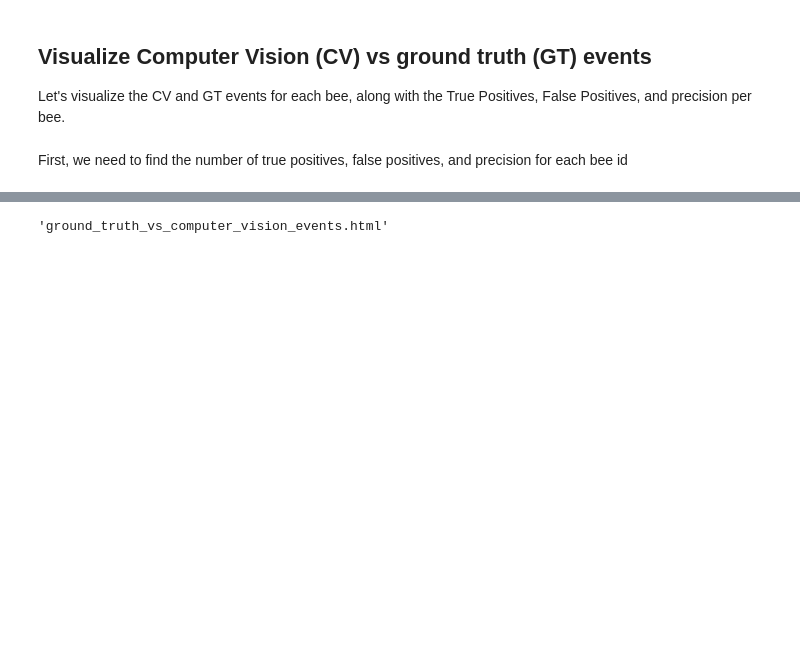
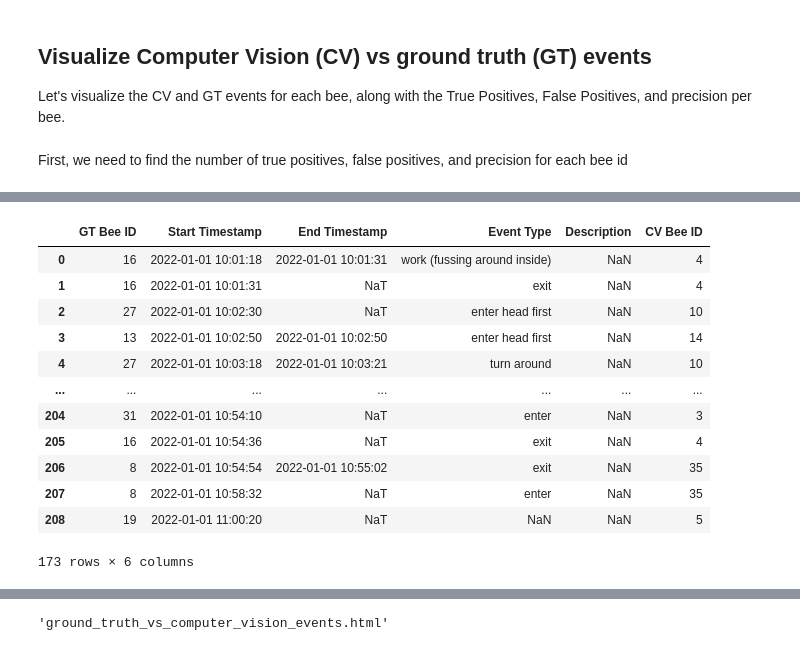
Before and after one commit to g1776/Bee-Hotel-Research, a Jupyter notebook: src/eval/ground_truth_compare.ipynb, the cells around one changed output, grey strips where cells are left out. Saved outputs shown, nothing was run; the diff lists cells and outputs as text; code cells hidden in the pictures; blank space fills up the shorter version.

```diff
--- a/src/eval/ground_truth_compare.ipynb
+++ b/src/eval/ground_truth_compare.ipynb
@@ -306,3 +322,19 @@ First, we need to find the number of true positives, false positives, and precis
+# %%
+GT
+# %% [output]
+|  | GT Bee ID | Start Timestamp | End Timestamp | Event Type | Description | CV Bee ID |
+| 0 | 16 | 2022-01-01 10:01:18 | 2022-01-01 10:01:31 | work (fussing around inside) | NaN | 4 |
+| 1 | 16 | 2022-01-01 10:01:31 | NaT | exit | NaN | 4 |
+| 2 | 27 | 2022-01-01 10:02:30 | NaT | enter head first | NaN | 10 |
+| 3 | 13 | 2022-01-01 10:02:50 | 2022-01-01 10:02:50 | enter head first | NaN | 14 |
+| 4 | 27 | 2022-01-01 10:03:18 | 2022-01-01 10:03:21 | turn around | NaN | 10 |
+| ... | ... | ... | ... | ... | ... | ... |
+| 204 | 31 | 2022-01-01 10:54:10 | NaT | enter | NaN | 3 |
+| 205 | 16 | 2022-01-01 10:54:36 | NaT | exit | NaN | 4 |
+| 206 | 8 | 2022-01-01 10:54:54 | 2022-01-01 10:55:02 | exit | NaN | 35 |
+| 207 | 8 | 2022-01-01 10:58:32 | NaT | enter | NaN | 35 |
+| 208 | 19 | 2022-01-01 11:00:20 | NaT | NaN | NaN | 5 |
+173 rows × 6 columns
 # %%
 # disable SettingWithCopyWarning
 pd.options.mode.chained_assignment = None
```
Also changed, not shown: parts of 13 cells of this notebook, 5 other files.
